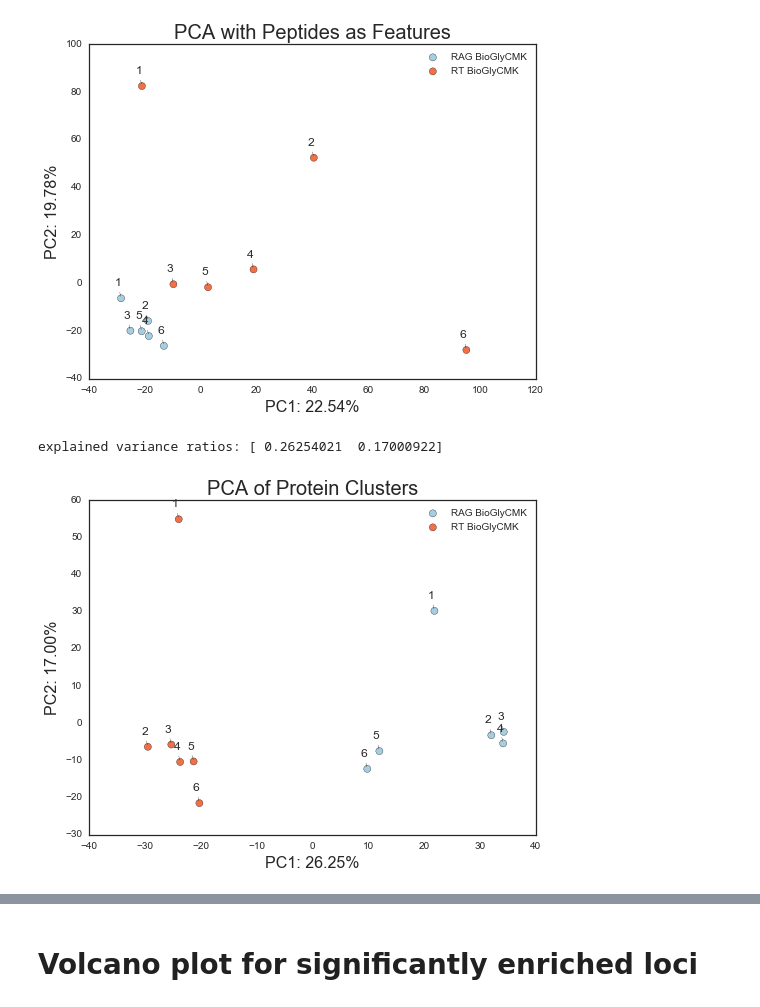
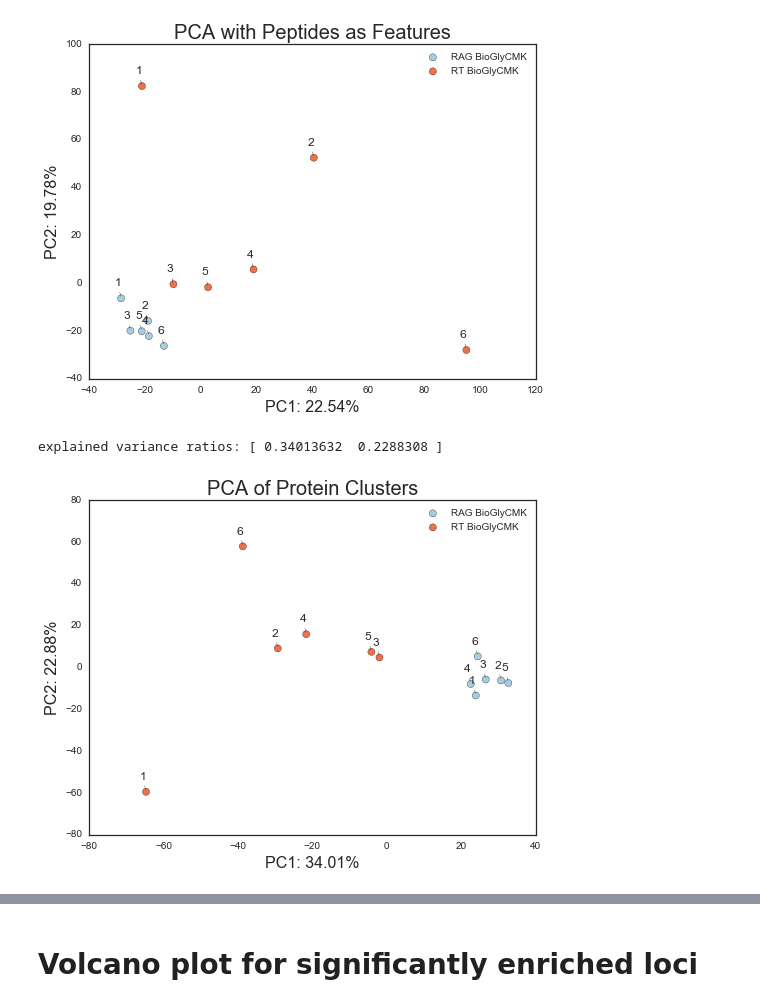
Before and after one commit to mmayers12/n15_mice, a Jupyter notebook: ipynbs/loci-analysis-from-n15-searches.ipynb, the cells around one changed output, grey strips where cells are left out. Saved outputs shown, nothing was run; the diff lists cells and outputs as text; code cells hidden in the pictures.

```diff
--- a/ipynbs/loci-analysis-from-n15-searches.ipynb
+++ b/ipynbs/loci-analysis-from-n15-searches.ipynb
@@ -314,8 +264,8 @@ build_loci.plot_pca(df, metadata[enr_keys], title='PCA with Peptides as Features
 explained variance ratios: [ 0.22543078  0.19783792]
 [figure]
 # %%
-df = build_loci.to_df(enr_grouped_loci, ratios=True, peptides=False)
+df = build_loci.to_df(enr_grouped_loci, ratios=False, peptides=False)
 build_loci.plot_pca(df, metadata[enr_keys], group_name='category', loc=1, label_points=True)
 # %% [output]
-explained variance ratios: [ 0.26254021  0.17000922]
+explained variance ratios: [ 0.34013632  0.2288308 ]
-[figure, old version]
+[figure, new version]
```
Also changed, not shown: parts of 101 cells of this notebook.
